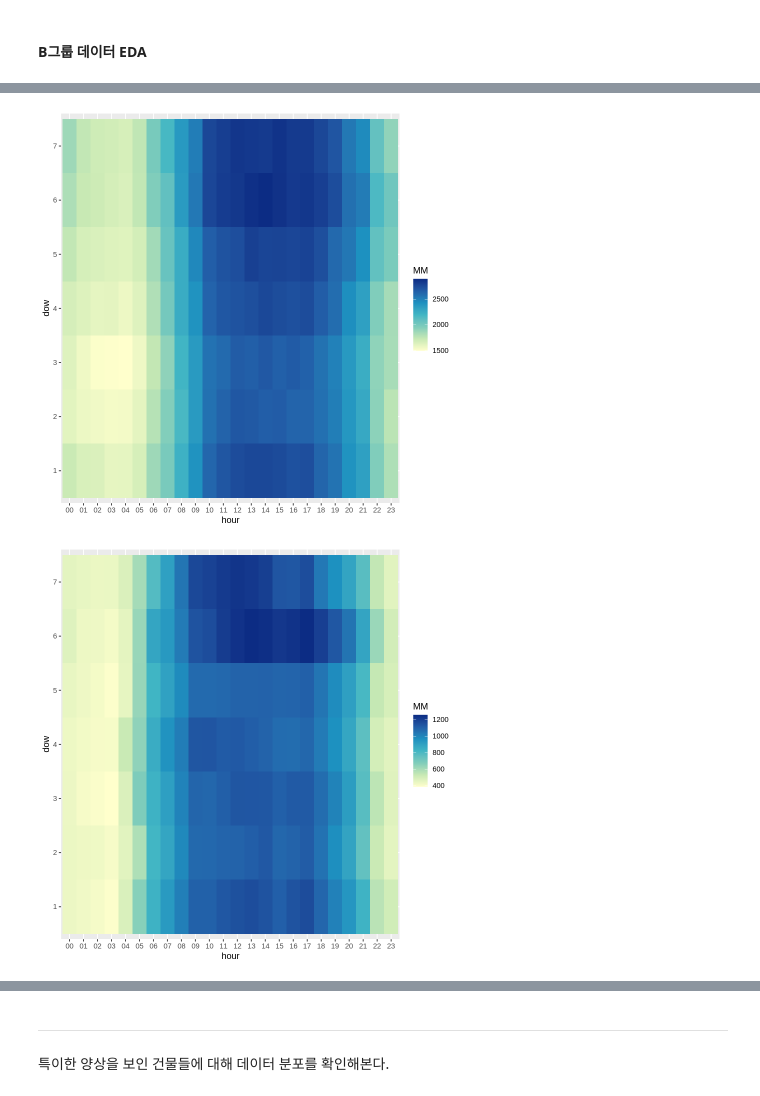
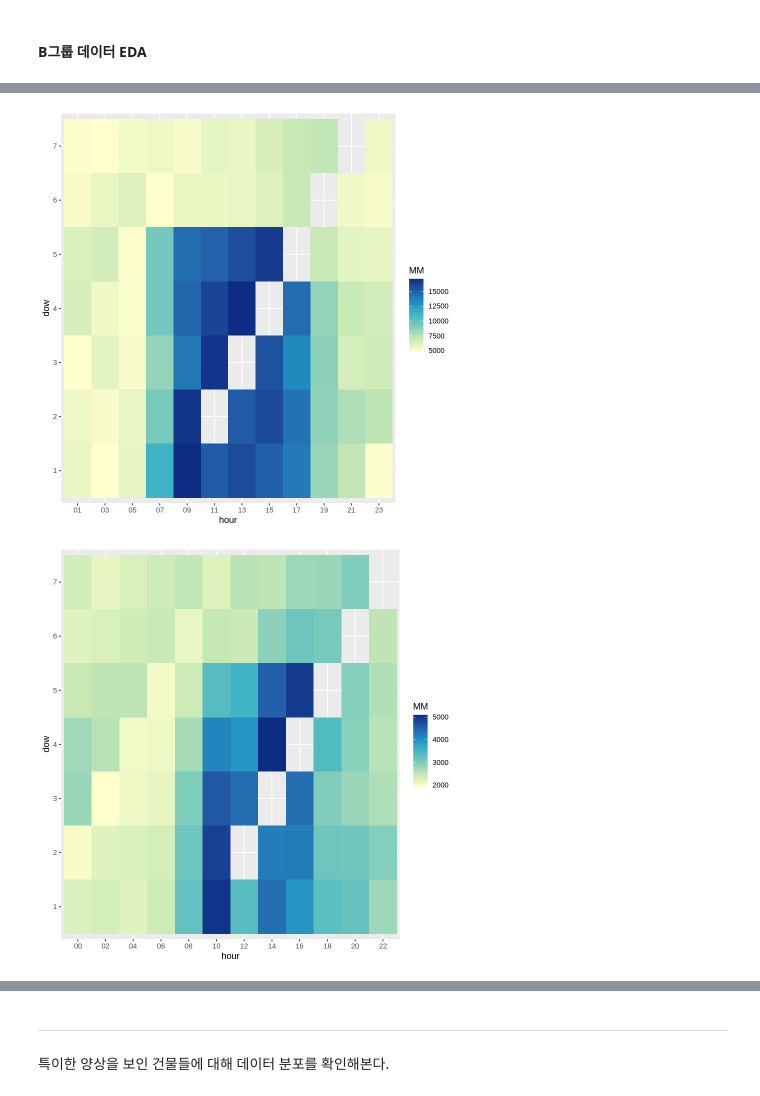
Before and after one commit to mjiii25/prac_class, a Jupyter notebook: team-project.ipynb, the cells around one changed output, grey strips where cells are left out. Saved outputs shown, nothing was run; the diff lists cells and outputs as text; code cells hidden in the pictures.

```diff
--- a/team-project.ipynb
+++ b/team-project.ipynb
@@ -278,0 +253,6 @@ A data.table: 6 × 4
+# %%
+dt_train_B <- dt_train[dt_train$num == c(2, 6, 7, 8, 13, 14, 16, 17, 18, 22, 23, 25, 26, 27, 37, 39, 45, 46, 47, 48, 52, 53, 54, 55, 56, 57), ]
+head(dt_train_B)
+
+#p_cl_B <- p_cl[p_cl$cl_grp == "B", ]
+#head(p_cl_B)
@@ -298,17 +290,17 @@ dt_train_B[ num == 37, .(MM = mean(전력사용량)), by = .(hour, dow)] %>%
 # %%
-# 28번 건물
-dt_train_B[ num == 28, .(MM = mean(전력사용량)), by = .(hour, dow)] %>%
+# 8번 건물
+dt_train_B[ num == 8, .(MM = mean(전력사용량)), by = .(hour, dow)] %>%
   ggplot(aes(hour, dow, fill = MM)) +
   geom_tile() +
   scale_fill_distiller(palette = 'YlGnBu', direction = 1)
 # %% [output]
-[figure, old version]
+[figure, new version]
 # %%
-# 29번 건물
-dt_train_B[ num == 29, .(MM = mean(전력사용량)), by = .(hour, dow)] %>%
+# 26번 건물
+dt_train_B[ num == 26, .(MM = mean(전력사용량)), by = .(hour, dow)] %>%
   ggplot(aes(hour, dow, fill = MM)) +
   geom_tile() +
   scale_fill_distiller(palette = 'YlGnBu', direction = 1)
 # %% [output]
-[figure, old version]
+[figure, new version]
 # %%
```
Also changed, not shown: parts of 22 cells of this notebook.
